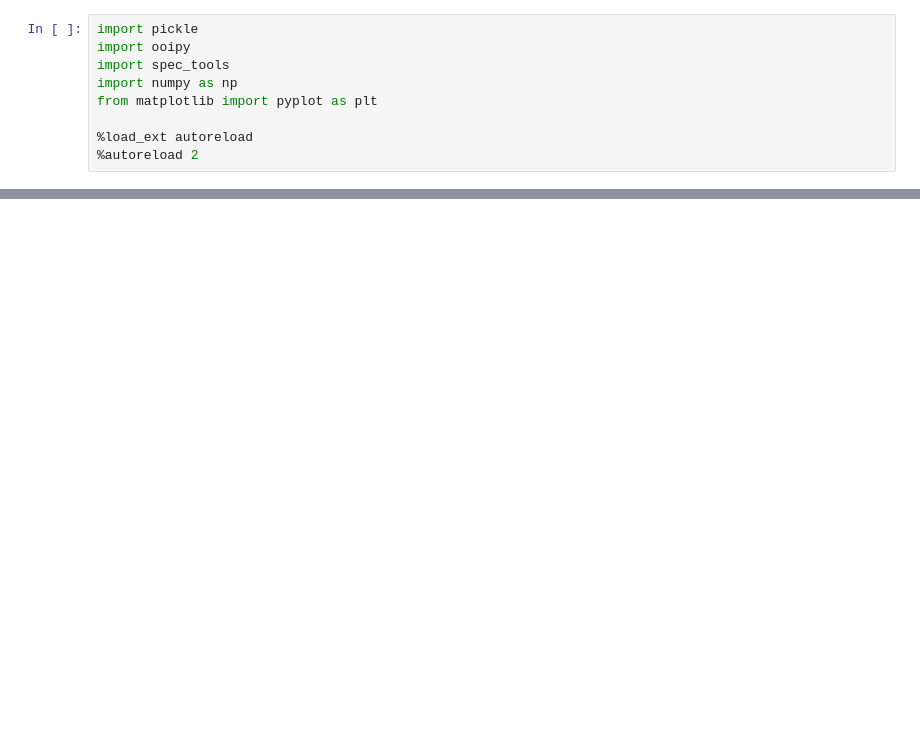
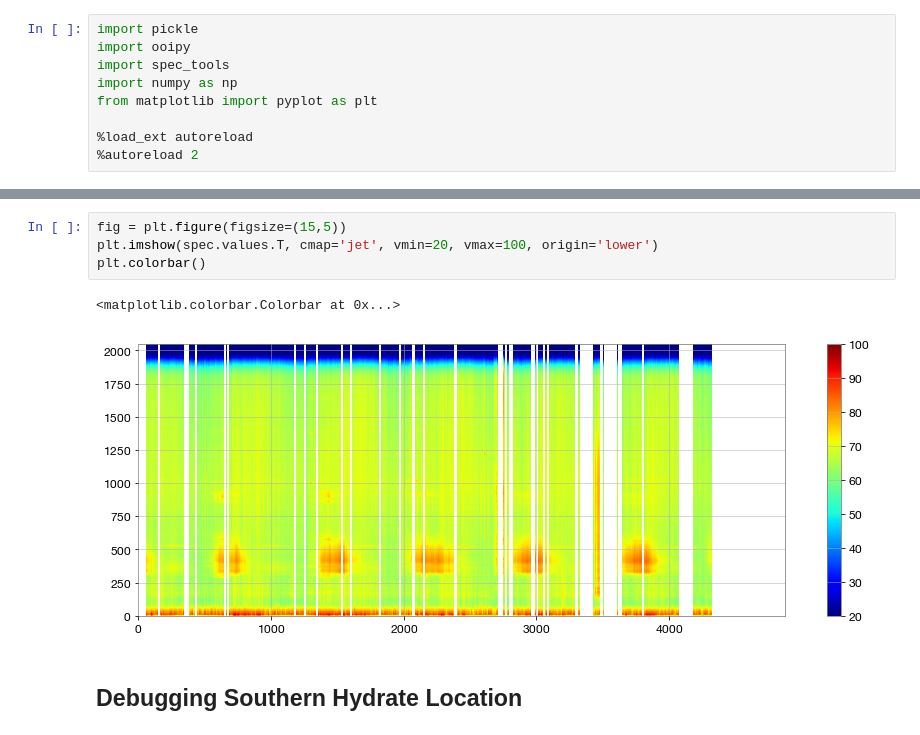
Before and after one commit to John-Ragland/compute_spectrogams, a Jupyter notebook: downsample_6year.ipynb, the cells around one changed output, grey strips where cells are left out. Cells and saved outputs as stored; diff of their text form; blank space fills up the shorter version.

```diff
--- a/downsample_6year.ipynb
+++ b/downsample_6year.ipynb
@@ -19,0 +33,9 @@ spec.plot(fmin=0, fmax=100, vmax=100)
+# %%
+fig = plt.figure(figsize=(15,5))
+plt.imshow(spec.values.T, cmap='jet', vmin=20, vmax=100, origin='lower')
+plt.colorbar()
+# %% [output]
+<matplotlib.colorbar.Colorbar at 0x...>
+[figure, added]
+# %% [markdown]
+## Debugging Southern Hydrate Location
```
Also changed, not shown: parts of 6 cells of this notebook, 5 other files.
